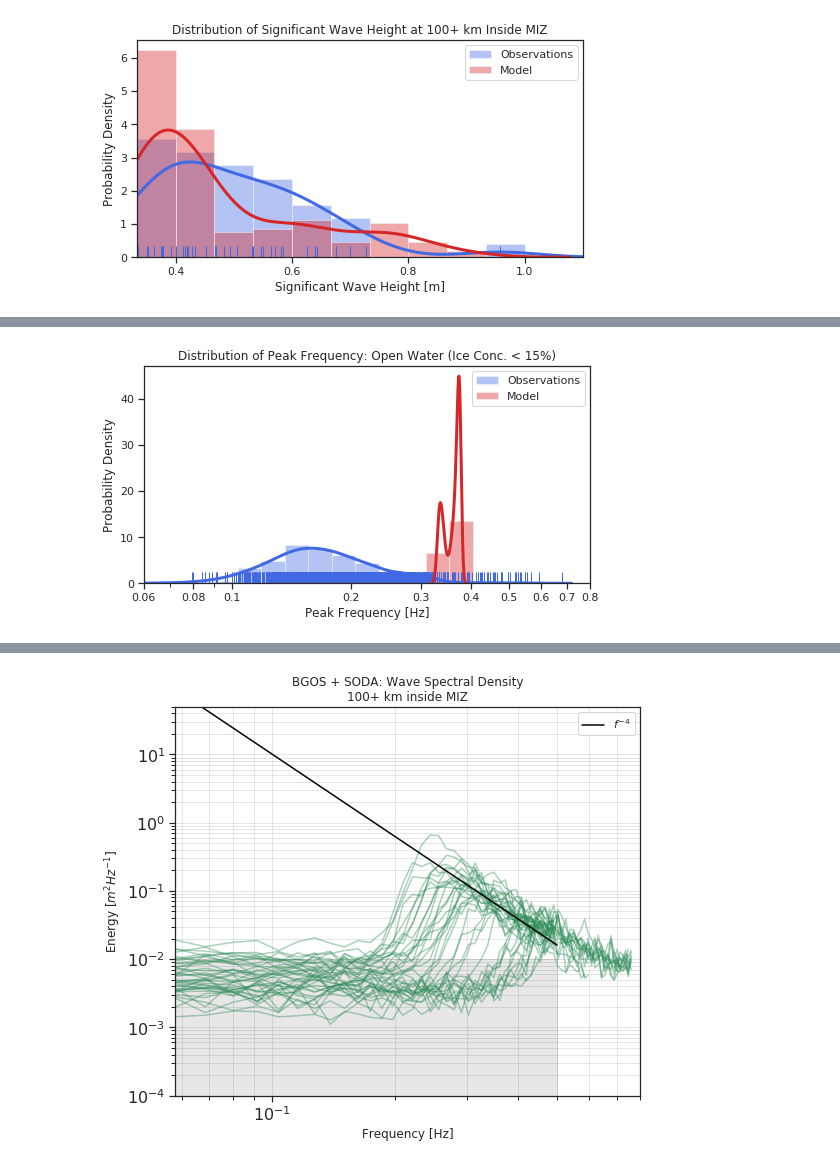
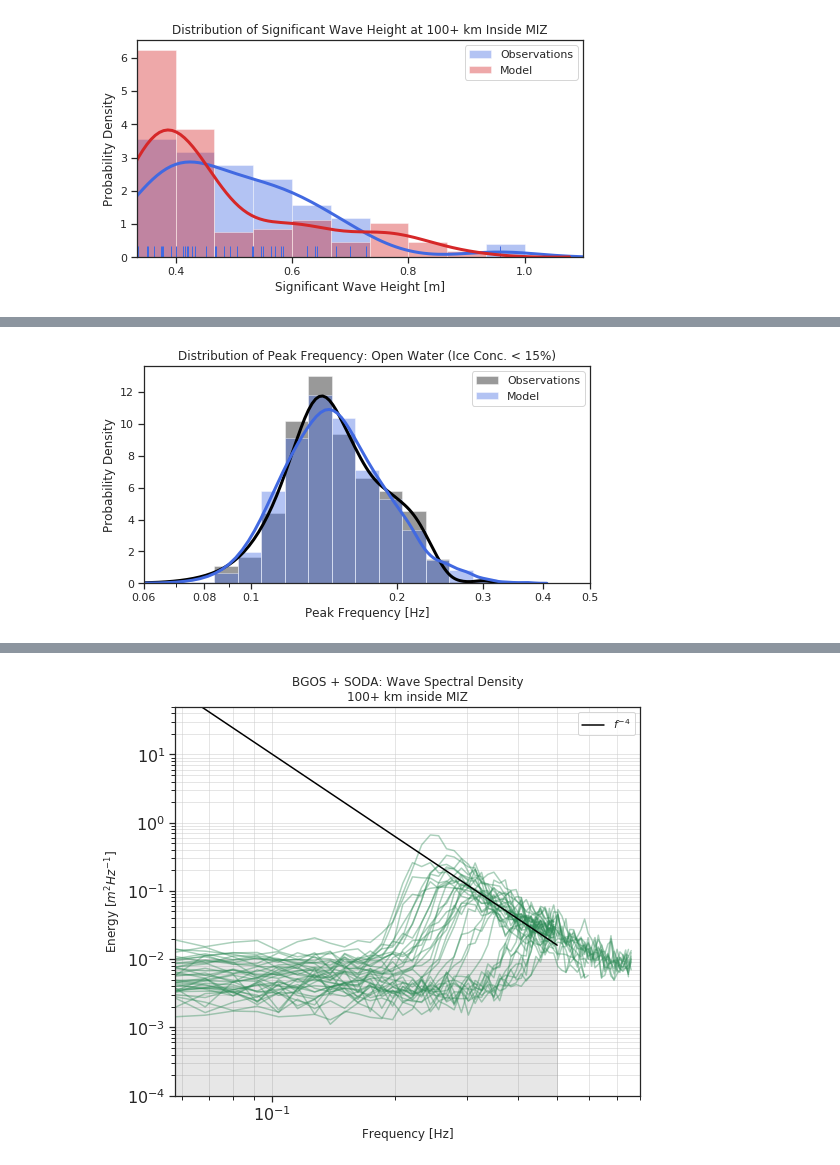
Before and after one commit to vtcooper/waveice, a Jupyter notebook: wave_ice_analysis_2021_pub.ipynb, the cells around one changed output, grey strips where cells are left out. Saved outputs shown, nothing was run; the diff lists cells and outputs as text; code cells hidden in the pictures.

Commit message:
added peak frequency histograms for melt vs. growth season

```diff
--- a/wave_ice_analysis_2021_pub.ipynb
+++ b/wave_ice_analysis_2021_pub.ipynb
@@ -819,6 +819,7 @@ with sns.axes_style('white'):
 ## get the observations
 
 month_limit = False
+month_sel = 10
 timeslice = slice('2012-01-01','2019-12-31')
 # month_sel = 7 # choose true number of month (not python index at 0, so Jan = 1)
 sat = 'cdr'
@@ -899,7 +900,12 @@ hs_total = np.append(hs_total, hs)
 fp_total = np.append(fp_total, fp)
 dist_total = np.append(dist_total, dist)
 
+## create separate totals
 hstemp = hs_total[dist_total > 100]
+hstemp_0 = hs_total[dist_total < .0001]
+hstemp_0to100 = hs_total[(dist_total < 100) & (dist_total > 0)]
+hstemp_100less = hs_total[dist_total < 100]
+
 fptemp = fp_total[dist_total > 100]
 fptemp_0 = fp_total[dist_total < .0001]
 fptemp_0to100 = fp_total[(dist_total < 100) & (dist_total > 0)]
@@ -1014,18 +1240,19 @@ Wall time: 1min 12s
 setmin = 0.3333333333
 setmax = 1.0
 nbins = 10
+model_hs = vbeau_hs[vbeau_hs > setmin]
 
 with sns.axes_style('white'):
     fig,ax = plt.subplots(1,1,figsize=(8,4))
 
     minorticks()
     plt.subplot()
-    ax1 = sns.distplot(hstemp,bins=nbins,kde=True,rug=True,
+    ax1 = sns.distplot(hstemp[hstemp > setmin],bins=nbins,kde=True,rug=True,
                        color='royalblue',
                        label='Observations',
                        hist_kws={'range':(setmin,setmax)},
                        kde_kws={'linewidth':3,'bw':'scott','label':'','clip':[setmin,setmax]})
-    sns.distplot(ybeau[ybeau>setmin],bins=nbins,kde=True,
+    sns.distplot(model_hs,bins=nbins,kde=True,
                  color='tab:red',
                  label='Model',
                  hist_kws={'range':(setmin,setmax)},
@@ -1045,24 +1272,26 @@ with sns.axes_style('white'):
 ## 1d histogram obs and model
 ## BEAUFORT REGION
 setmin = 6e-2
-setmax = 0.8
+setmax = 0.5
 hsmin = 0.33
 nbins = 20
 bins = np.logspace(np.log10(setmin),np.log10(setmax),nbins)
+
+model_fp = vbeau_fp[vbeau_hs > hsmin]
 
 with sns.axes_style('white'):
     fig,ax = plt.subplots(1,1,figsize=(8,4))
 
     minorticks()
     plt.subplot()
-    ax1 = sns.distplot(fptemp,bins=bins,kde=True,rug=True,
-                       color='royalblue',
+    ax1 = sns.distplot(fptemp[hstemp>hsmin],bins=bins,kde=True,rug=True,
+                       color='k',
                        label='Observations',
 #                        hist_kws={'range':(setmin,setmax)},
                        kde_kws={'linewidth':3,'bw':'scott',
                                 'label':'','clip':[setmin,setmax]})
-    sns.distplot(ybeau_fp[ybeau>hsmin],bins=bins,kde=True,
-                 color='tab:red',
+    sns.distplot(model_fp,bins=bins,kde=True,
+                 color='seagreen',
                  label='Model',
 #                  hist_kws={'range':(setmin,setmax)},
                  kde_kws={'linewidth':3,'bw':'scott','label':'','clip':[setmin,setmax]},
@@ -1076,7 +1305,7 @@ with sns.axes_style('white'):
     plt.xscale('log')
     plt.tick_params(axis='x', which='minor',labelsize=105)
 
-    xticklab = np.round(np.append([0.06,0.08],np.arange(0.1,0.81,0.1)),2)
+    xticklab = np.round(np.append([0.06,0.08],np.arange(0.1,0.51,0.1)),2)
     plt.xticks(ticks=xticklab,labels=xticklab.astype(str))
 
     plt.show()
@@ -1089,40 +1316,42 @@ with sns.axes_style('white'):
 ## peak frequency: open water
 ## BEAUFORT REGION
 setmin = 6e-2
-setmax = 0.8
+setmax = 5e-1
 hsmin = 0.33
 nbins = 20
 bins = np.logspace(np.log10(setmin),np.log10(setmax),nbins)
+
+model_fp = vbeau_fp_0[vbeau_hs_0 > hsmin]
 
 with sns.axes_style('white'):
     fig,ax = plt.subplots(1,1,figsize=(8,4))
 
     minorticks()
     plt.subplot()
-    ax1 = sns.distplot(fptemp_0,bins=bins,kde=True,rug=True,
-                       color='royalblue',
+    ax1 = sns.distplot(fptemp_0[hstemp_0 > hsmin],bins=bins,kde=True,rug=False,
+                       color='k',
                        label='Observations',
 #                        hist_kws={'range':(setmin,setmax)},
                        kde_kws={'linewidth':3,'bw':'scott',
                                 'label':'','clip':[setmin,setmax]})
-    sns.distplot(ybeau_fp_0[ybeau_fp_0>hsmin],bins=bins,kde=True,
-                 color='tab:red',
+    sns.distplot(model_fp,bins=bins,kde=True,
+                 color='royalblue',
                  label='Model',
 #                  hist_kws={'range':(setmin,setmax)},
-                 kde_kws={'linewidth':3,'bw':'scott','label':'','clip':[setmin,setmax]},
+                 kde_kws={'linewidth':3,'bw':.01,'label':'','clip':[setmin,setmax]},
                  ax=ax1)
     plt.title('Distribution of Peak Frequency: Open Water (Ice Conc. < 15%)')
     plt.ylabel('Probability Density')
     plt.xlabel('Peak Frequency [Hz]')
 #     plt.xticks(np.linspace(0.4,1.0,4))
     plt.xlim(setmin,setmax)
     plt.legend()
     plt.xscale('log')
     plt.tick_params(axis='x', which='minor',labelsize=105)
 
-    xticklab = np.round(np.append([0.06,0.08],np.arange(0.1,0.81,0.1)),2)
+    xticklab = np.round(np.append([0.06,0.08],np.arange(0.1,0.51,0.1)),2)
     plt.xticks(ticks=xticklab,labels=xticklab.astype(str))
 
     plt.show()
 # %% [output]
-[figure, old version]
+[figure, new version]
```
Also changed, not shown: parts of 19 cells of this notebook.
